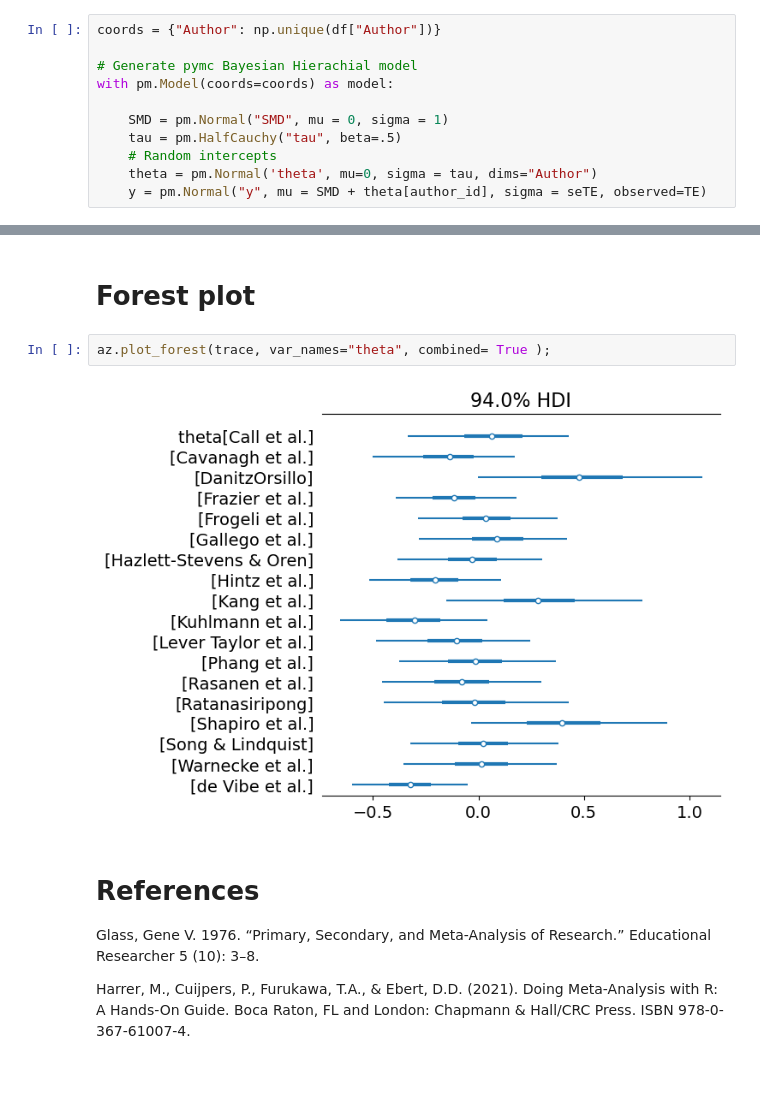
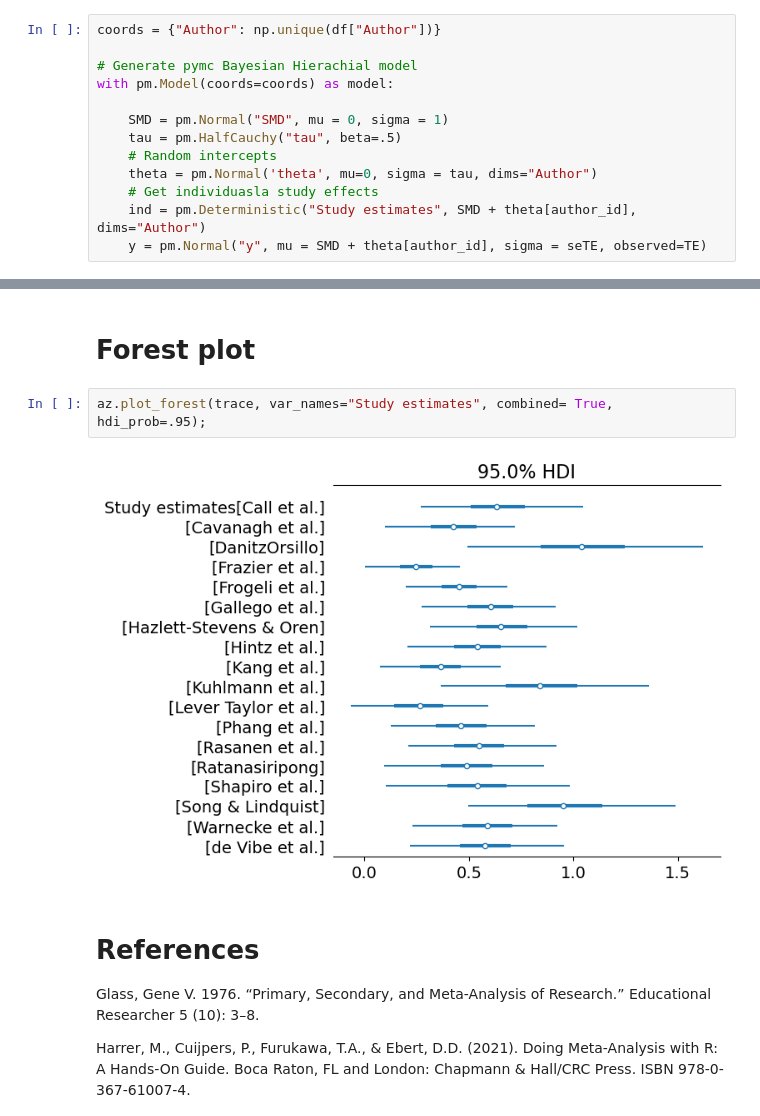
Before and after one commit to HPCurtis/meta_analysis_pymc, a Jupyter notebook: meta_analysis.ipynb, the cells around one changed output, grey strips where cells are left out. Cells and saved outputs as stored; diff of their text form; blank space fills up the shorter version.

Commit message:
Forest plot update

```diff
--- a/meta_analysis.ipynb
+++ b/meta_analysis.ipynb
@@ -50,6 +50,8 @@ with pm.Model(coords=coords) as model:
     tau = pm.HalfCauchy("tau", beta=.5)
     # Random intercepts
     theta = pm.Normal('theta', mu=0, sigma = tau, dims="Author")
+    # Get individuasla study effects
+    ind = pm.Deterministic("Study estimates", SMD + theta[author_id], dims="Author")
     y = pm.Normal("y", mu = SMD + theta[author_id], sigma = seTE, observed=TE)
 # %%
 # Compile nutpie sampler pymc model.
@@ -124,9 +126,9 @@ As the posterior plots ECDF plot above shows There very low probabilty for value
 # %% [markdown]
 # Forest plot
 # %%
-az.plot_forest(trace, var_names="theta", combined= True );
+az.plot_forest(trace, var_names="Study estimates", combined= True, hdi_prob=.95);
 # %% [output]
-[figure, old version]
+[figure, new version]
 # %% [markdown]
 # References
 Glass, Gene V. 1976. “Primary, Secondary, and Meta-Analysis of Research.” Educational Researcher 5 (10): 3–8.
```
Also changed, not shown: parts of 1 cell of this notebook.
